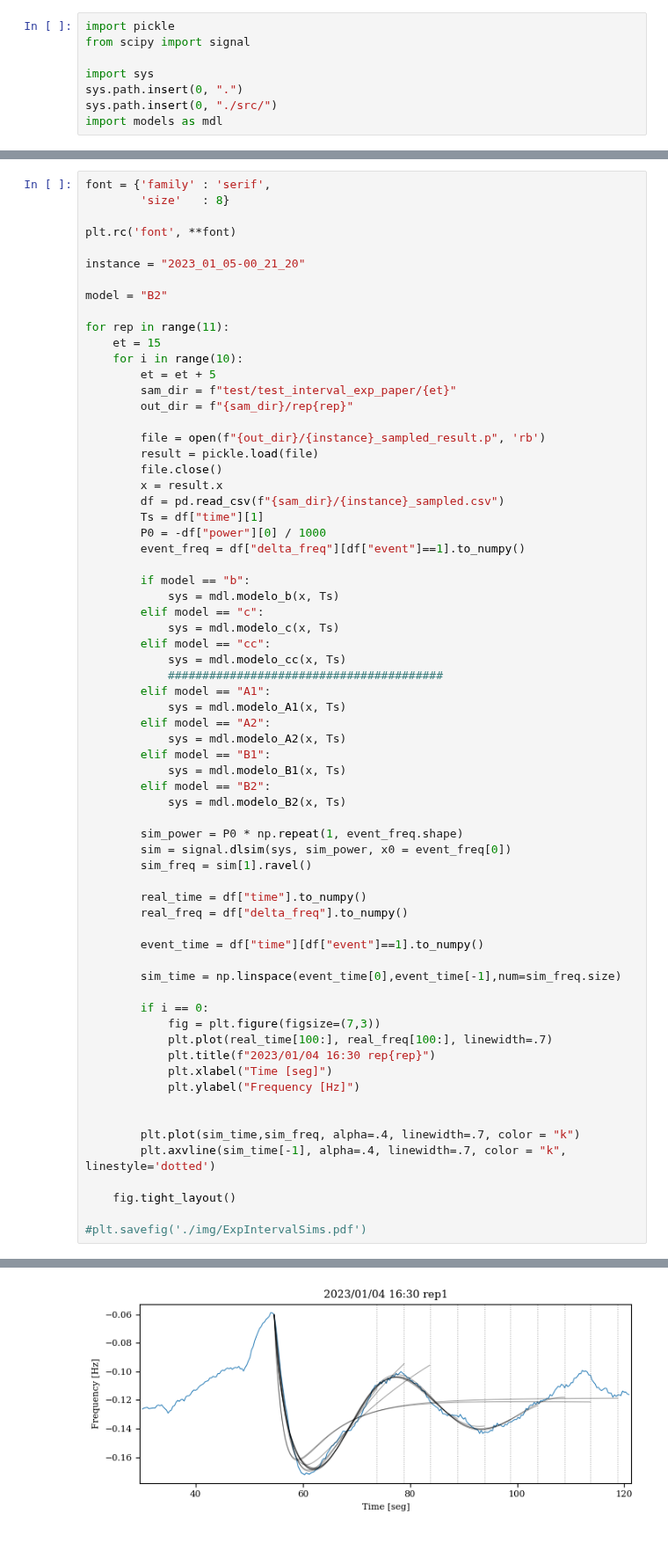
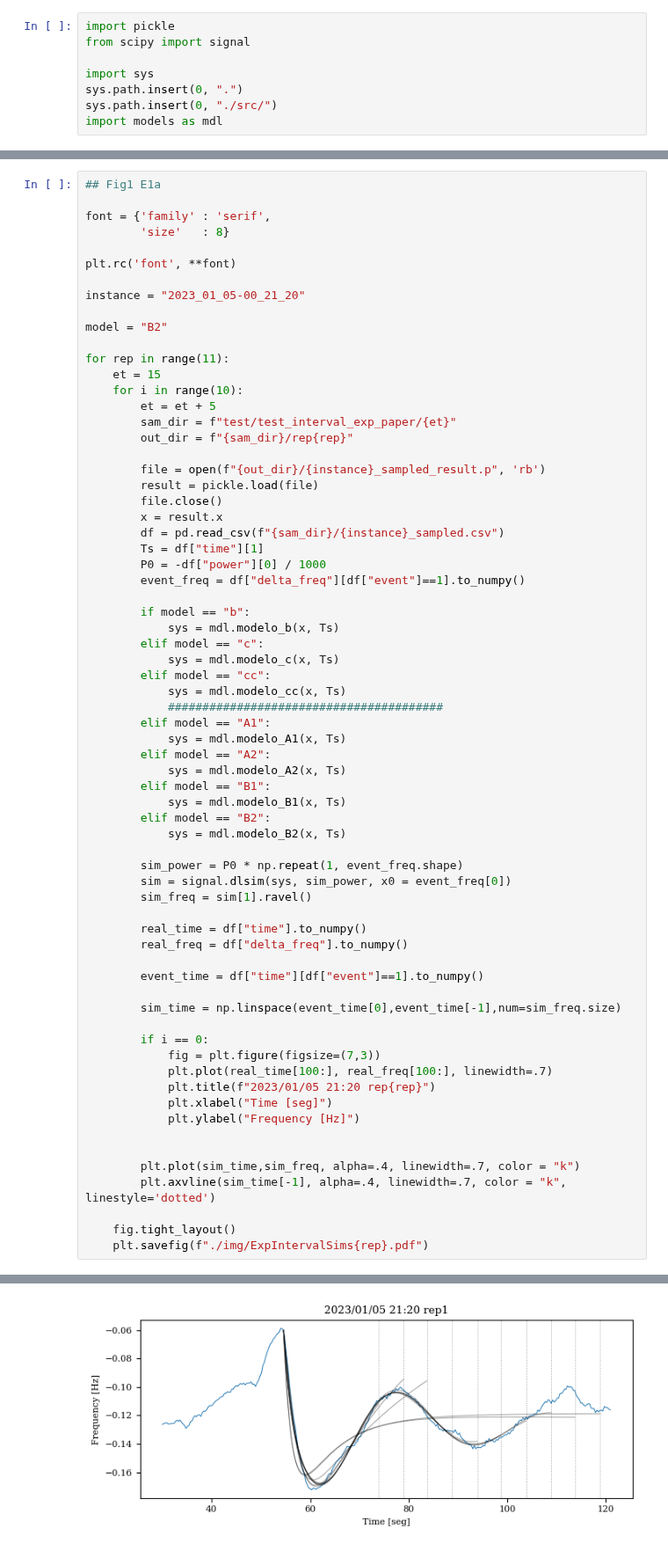
Before and after one commit to JoFeG/Differential-Evolution-Frequency-Model-Fitting, a Jupyter notebook: PaperFigures.ipynb, the cells around one changed output, grey strips where cells are left out. Shown at 88% size. Saved outputs shown, nothing was run; the diff lists cells and outputs as text.

```diff
--- a/PaperFigures.ipynb
+++ b/PaperFigures.ipynb
@@ -95,6 +85,8 @@ for i in range(10):
     nfev: 12450
 ------------------------------------------------------------------------------------
 # %%
+## Fig1 E1a
+
 font = {'family' : 'serif',
         'size'   : 8}
 
@@ -150,7 +142,7 @@ for rep in range(11):
         if i == 0:
             fig = plt.figure(figsize=(7,3))
             plt.plot(real_time[100:], real_freq[100:], linewidth=.7)
-            plt.title(f"2023/01/04 16:30 rep{rep}")
+            plt.title(f"2023/01/05 21:20 rep{rep}")
             plt.xlabel("Time [seg]")
             plt.ylabel("Frequency [Hz]")
 
@@ -159,6 +151,5 @@ for rep in range(11):
         plt.axvline(sim_time[-1], alpha=.4, linewidth=.7, color = "k", linestyle='dotted')
 
     fig.tight_layout()
-
-#plt.savefig('./img/ExpIntervalSims.pdf')
+    plt.savefig(f"./img/ExpIntervalSims{rep}.pdf")
 # %% [output]
@@ -166 +157 @@ for rep in range(11):
-[figure, old version]
+[figure, new version]
```
Also changed, not shown: parts of 5 cells of this notebook, 14 other files.
